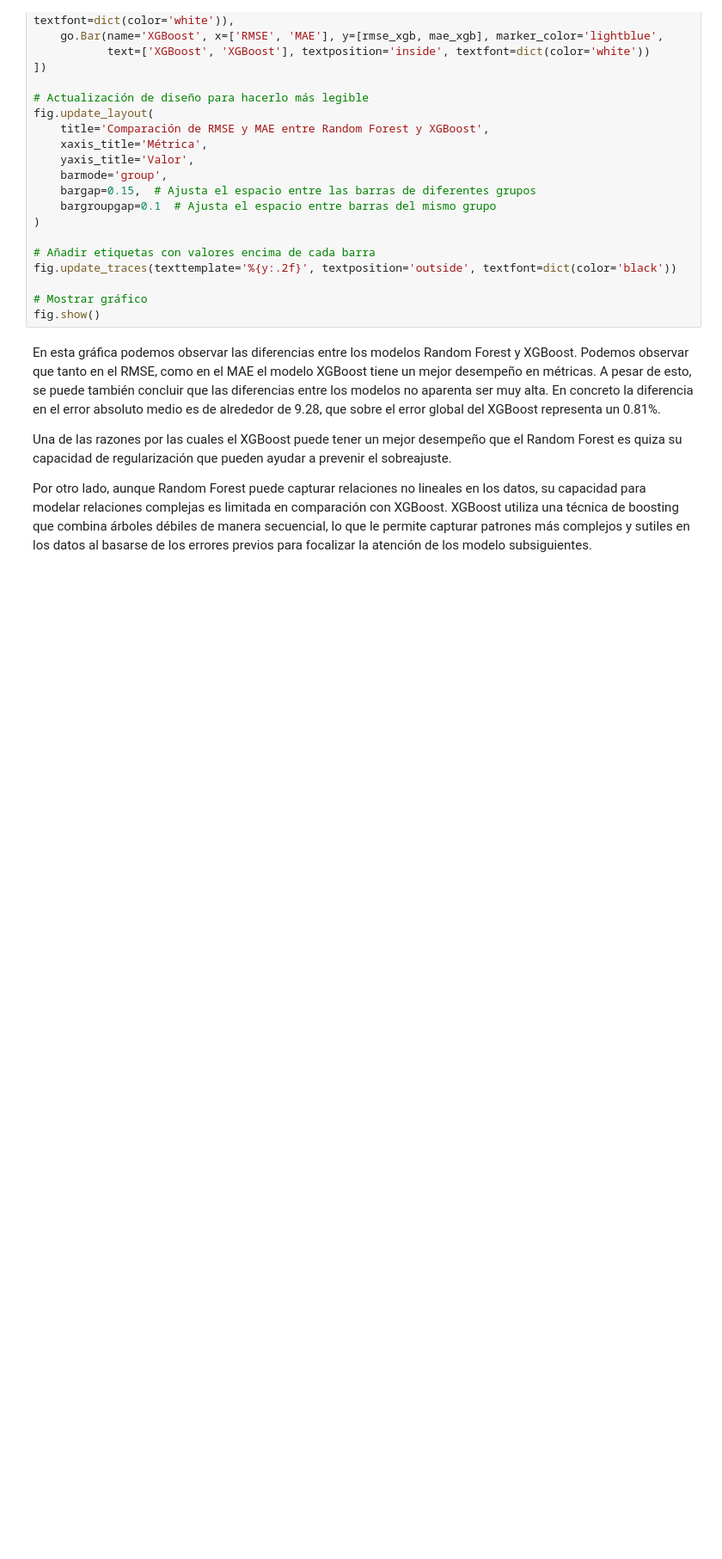
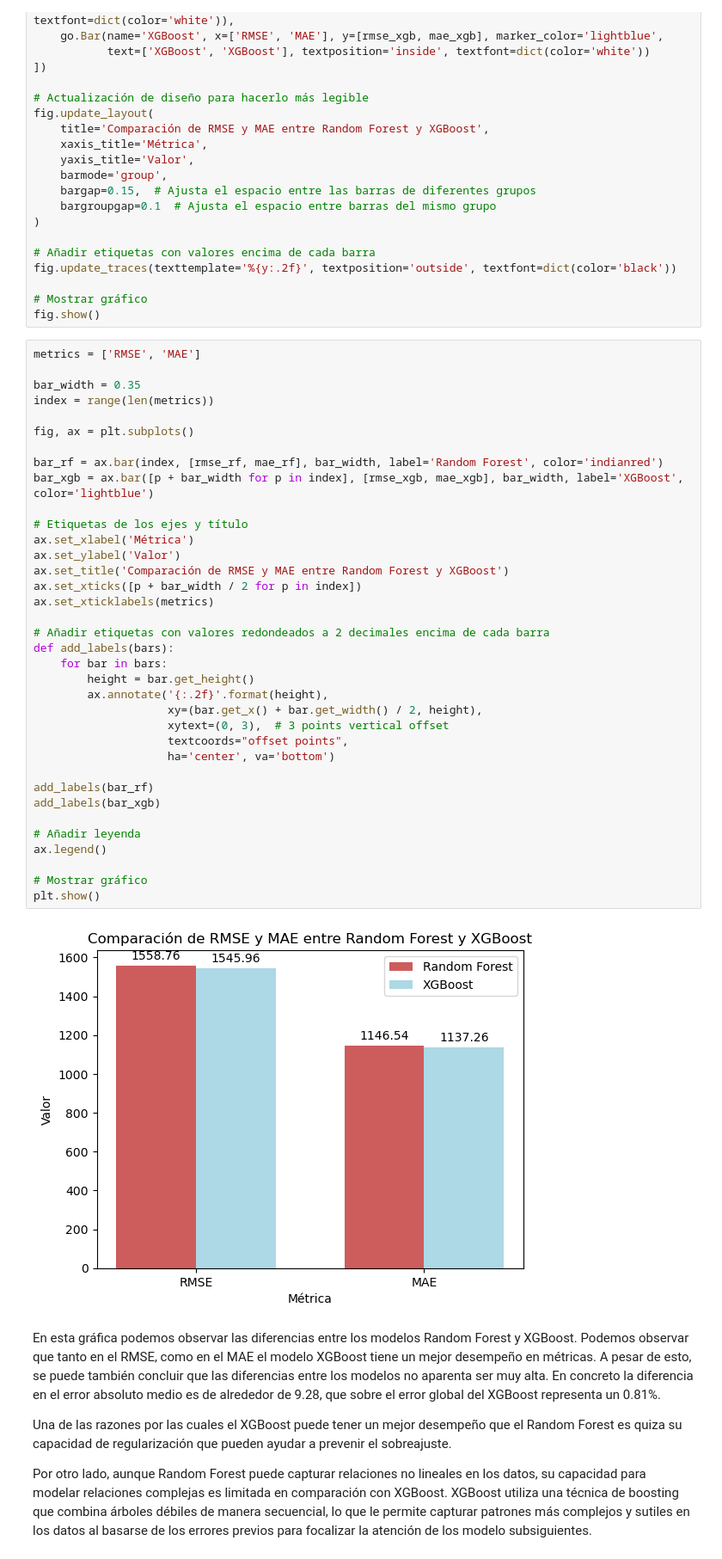
Before and after one commit to molinamarriott/MIAD_ML_NLP_2023, a Jupyter notebook: Semana 2/S2TC1_RandomForests_Boosting.ipynb, the cells around one changed output. Shown at 86% size. Drawn from its saved outputs; the diff is of its cells as text; blank space fills up the shorter version.

```diff
--- a/Semana 2/S2TC1_RandomForests_Boosting.ipynb
+++ b/Semana 2/S2TC1_RandomForests_Boosting.ipynb
@@ -780,6 +784,44 @@ fig.update_traces(texttemplate='%{y:.2f}', textposition='outside', textfont=dict
 
 # Mostrar gráfico
 fig.show()
+# %%
+metrics = ['RMSE', 'MAE']
+
+bar_width = 0.35
+index = range(len(metrics))
+
+fig, ax = plt.subplots()
+
+bar_rf = ax.bar(index, [rmse_rf, mae_rf], bar_width, label='Random Forest', color='indianred')
+bar_xgb = ax.bar([p + bar_width for p in index], [rmse_xgb, mae_xgb], bar_width, label='XGBoost', color='lightblue')
+
+# Etiquetas de los ejes y título
+ax.set_xlabel('Métrica')
+ax.set_ylabel('Valor')
+ax.set_title('Comparación de RMSE y MAE entre Random Forest y XGBoost')
+ax.set_xticks([p + bar_width / 2 for p in index])
+ax.set_xticklabels(metrics)
+
+# Añadir etiquetas con valores redondeados a 2 decimales encima de cada barra
+def add_labels(bars):
+    for bar in bars:
+        height = bar.get_height()
+        ax.annotate('{:.2f}'.format(height),
+                    xy=(bar.get_x() + bar.get_width() / 2, height),
+                    xytext=(0, 3),  # 3 points vertical offset
+                    textcoords="offset points",
+                    ha='center', va='bottom')
+
+add_labels(bar_rf)
+add_labels(bar_xgb)
+
+# Añadir leyenda
+ax.legend()
+
+# Mostrar gráfico
+plt.show()
+# %% [output]
+[figure, added]
 # %% [markdown]
 En esta gráfica podemos observar las diferencias entre los modelos Random Forest y XGBoost. Podemos observar que tanto en el RMSE, como en el MAE el modelo XGBoost tiene un mejor desempeño en métricas. A pesar de esto, se puede también concluir que las diferencias entre los modelos no aparenta ser muy alta. En concreto la diferencia en el error absoluto medio es de alrededor de 9.28, que sobre el error global del XGBoost representa un 0.81%.
 
```
Also changed, not shown: parts of 3 cells of this notebook.
